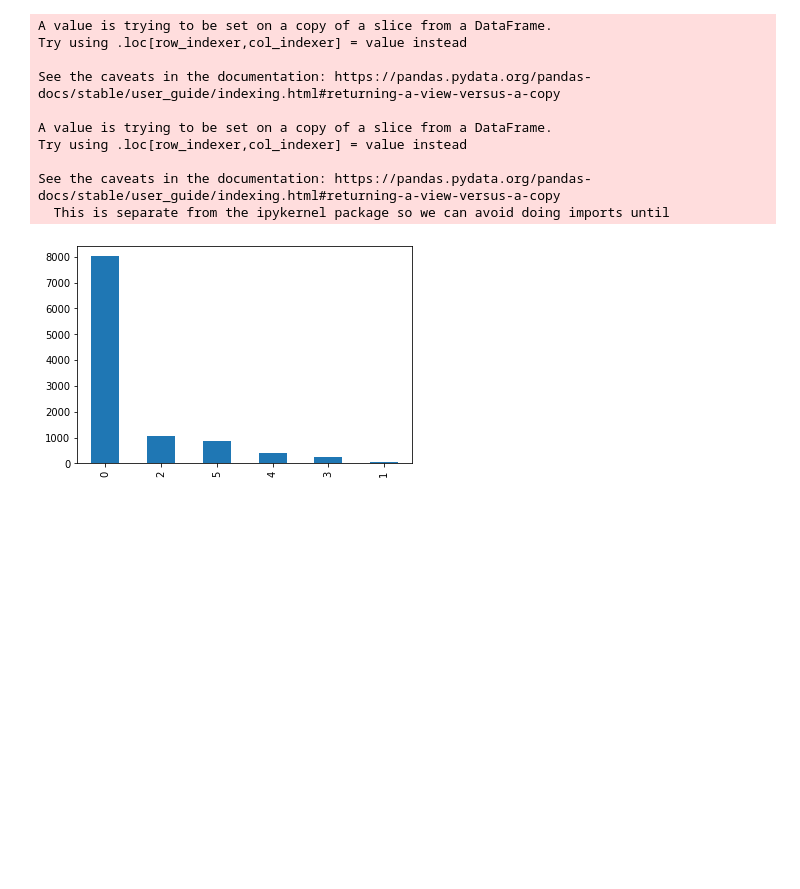
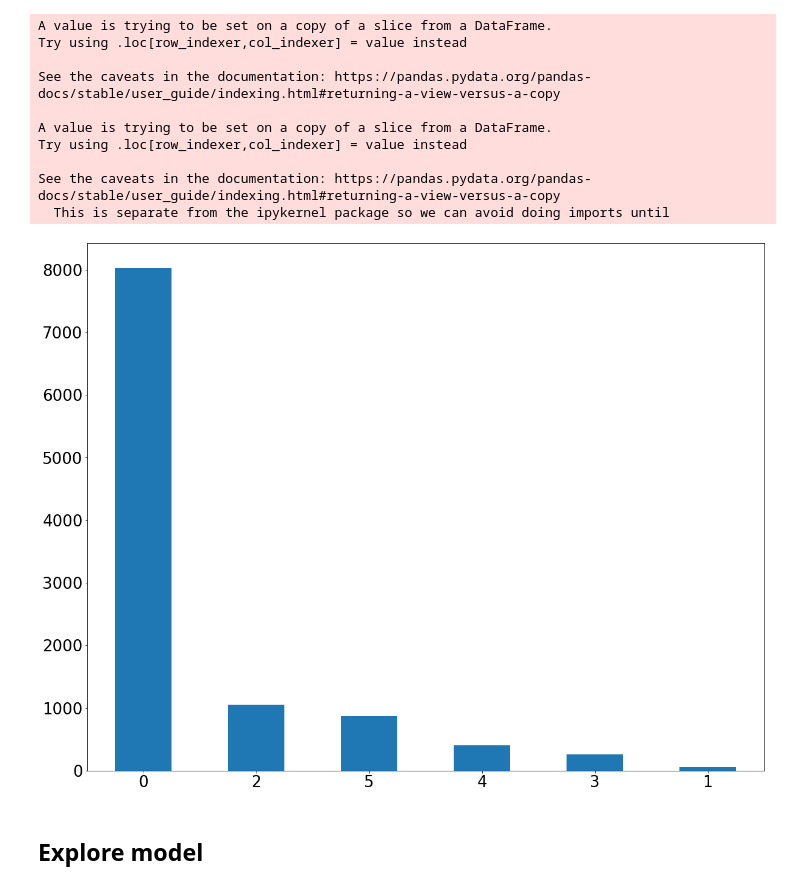
Before and after one commit to taindp98/Endoscopy-Image-Classification, a Jupyter notebook: code/EDA.ipynb, the cells around one changed output. Saved outputs shown, nothing was run; the diff lists cells and outputs as text; code cells hidden in the pictures; blank space fills up the shorter version.

```diff
--- a/code/EDA.ipynb
+++ b/code/EDA.ipynb
@@ -101,6 +102,6 @@ Try using .loc[row_indexer,col_indexer] = value instead
 See the caveats in the documentation: https://pandas.pydata.org/pandas-docs/stable/user_guide/indexing.html#returning-a-view-versus-a-copy
   This is separate from the ipykernel package so we can avoid doing imports until
 # %%
-df_full['Groupby_Categories'].value_counts().plot(kind='bar');
+fig = df_full['Groupby_Categories'].value_counts().plot(kind='bar', figsize=(20, 16), fontsize=26, rot=0).get_figure()
 # %% [output]
-[figure, old version]
+[figure, new version]
@@ -107,2 +110,4 @@ df_full['Groupby_Categories'].value_counts().plot(kind='bar');
 # %%
 # df_full.to_csv('../resource/hyper_kvasir/full_labeled_group.csv', index=False, header=True)
+# %% [markdown]
+## Explore model
```
Also changed, not shown: parts of 8 cells of this notebook, 8 other files.
